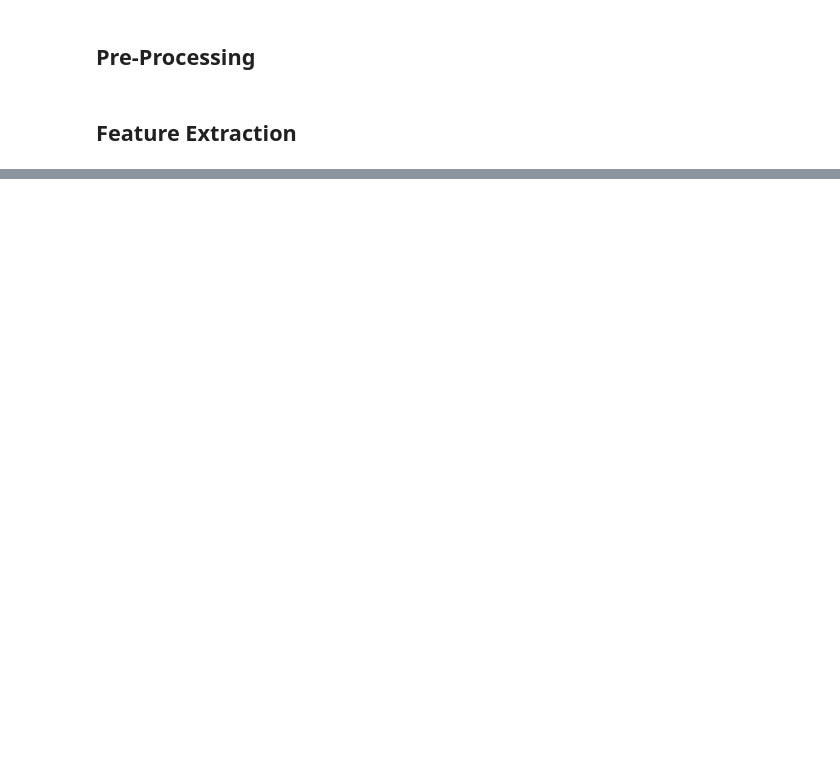
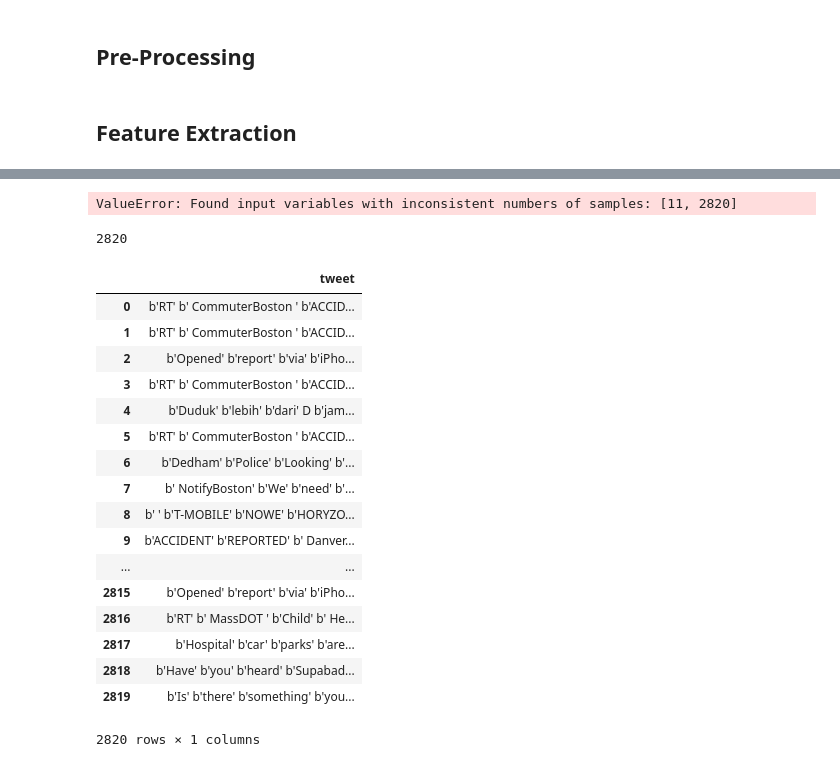
Before and after one commit to sheetalakadam/Social-Media-Analysis-for-Accident-Detection, a Jupyter notebook: BigDataP.ipynb, the cells around one changed output, grey strips where cells are left out. Cells and saved outputs as stored; diff of their text form; code cells hidden in the pictures; blank space fills up the shorter version.

```diff
--- a/BigDataP.ipynb
+++ b/BigDataP.ipynb
@@ -206,0 +300,2 @@ boston['no_uppercase']=boston.apply(lambda row: sum(map(str.isupper, row['tweet'
+# %%
+df_city['annotations'] = df_city.apply(lambda row: get_annotation(row['tweet_org']), axis=1)
@@ -206,0 +309,21 @@ boston['no_uppercase']=boston.apply(lambda row: sum(map(str.isupper, row['tweet'
+# %%
+df_city['num_same_URI'] = df_city.apply(lambda row: duplicates(row['annotations']['URI']), axis=1)
+df_city['acc_overlap_types'] = df_city.apply(lambda row: (len(accident_types.intersection(row['annotations']['types']))/len(accident_types)), axis=1)
+df_city['non_acc_overlap_types'] = df_city.apply(lambda row: (len(non_accident_types.intersection(row['annotations']['types']))/len(non_accident_types)), axis=1)
+# %%
+
+st = StanfordNERTagger('Data/english.all.3class.distsim.crf.ser.gz',
+					   'Data/stanford-ner.jar',
+					   encoding='utf-8')
+
+
+def get_location_count(text):
+    doc = nlp(text)
+  #  pprint([(X.text, X.label_) for X in doc.ents])
+   # tokenized_text = word_tokenize(text)
+   # classified_text = st.tag(tokenized_text)
+
+
+    return sum([1  for X in doc.ents if X.label_=='GPE'])
+# %%
+df_city['num_locations'] = df_city.apply(lambda row: get_location_count(row['tweet']), axis=1)
@@ -206,0 +340,6 @@ boston['no_uppercase']=boston.apply(lambda row: sum(map(str.isupper, row['tweet'
+# %%
+from sklearn.model_selection import train_test_split
+
+X_train, X_test, y_train, y_test = train_test_split(processed_features, labels, test_size=0.2, random_state=0)
+# %% [output]
+ValueError: Found input variables with inconsistent numbers of samples: [11, 2820]
@@ -206,0 +348,27 @@ boston['no_uppercase']=boston.apply(lambda row: sum(map(str.isupper, row['tweet'
+# %%
+vocabulary = "a list of words I want to look for in the documents".split()
+vect = TfidfVectorizer(sublinear_tf=True, max_df=0.5, analyzer='word',
+           stop_words='english', vocabulary=vocabulary)
+# %% [output]
+2820
+# %%
+df_city[['tweet']]
+# %% [output]
+|  | tweet |
+| 0 | b'RT' b' CommuterBoston ' b'ACCID... |
+| 1 | b'RT' b' CommuterBoston ' b'ACCID... |
+| 2 | b'Opened' b'report' b'via' b'iPho... |
+| 3 | b'RT' b' CommuterBoston ' b'ACCID... |
+| 4 | b'Duduk' b'lebih' b'dari' D b'jam... |
+| 5 | b'RT' b' CommuterBoston ' b'ACCID... |
+| 6 | b'Dedham' b'Police' b'Looking' b'... |
+| 7 | b' NotifyBoston' b'We' b'need' b'... |
+| 8 | b' ' b'T-MOBILE' b'NOWE' b'HORYZO... |
+| 9 | b'ACCIDENT' b'REPORTED' b' Danver... |
+| ... | ... |
+| 2815 | b'Opened' b'report' b'via' b'iPho... |
+| 2816 | b'RT' b' MassDOT ' b'Child' b' He... |
+| 2817 | b'Hospital' b'car' b'parks' b'are... |
+| 2818 | b'Have' b'you' b'heard' b'Supabad... |
+| 2819 | b'Is' b'there' b'something' b'you... |
+2820 rows × 1 columns
```
Also changed, not shown: parts of 41 cells of this notebook, 2 other files.
